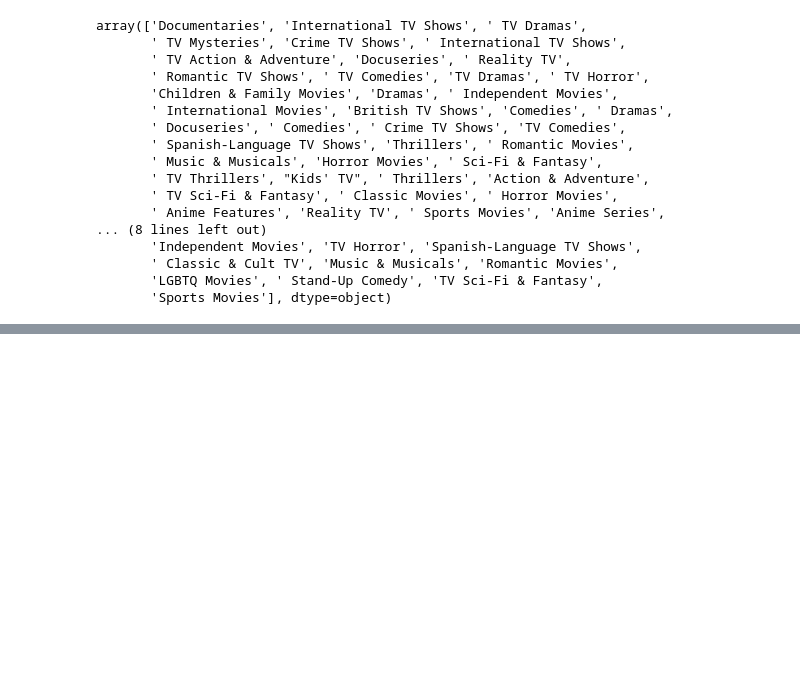
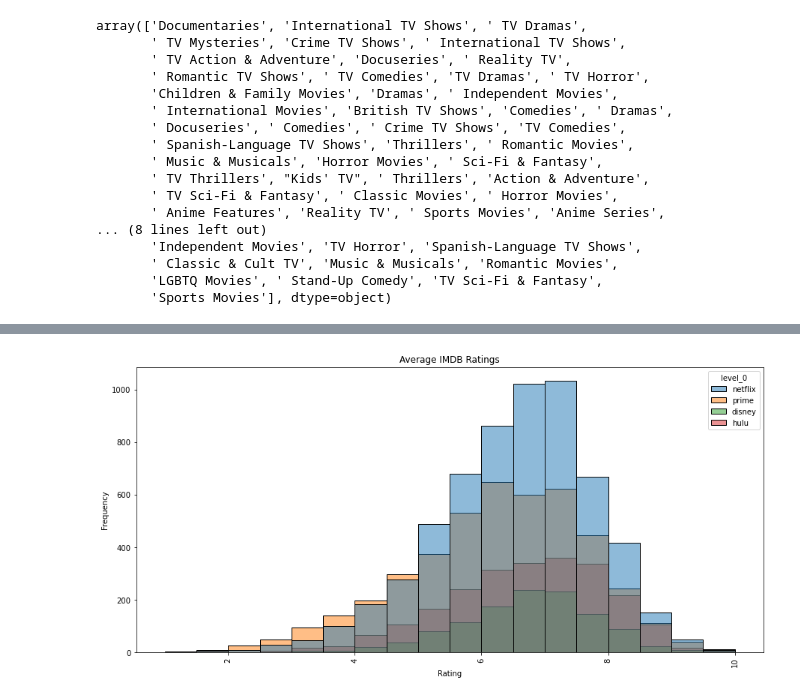
Before and after one commit to LobsterChampagne/datavis-project-2022-data-wizards, a Jupyter notebook: Explore.ipynb, the cells around one changed output, grey strips where cells are left out. Saved outputs shown, nothing was run; the diff lists cells and outputs as text; code cells hidden in the pictures; blank space fills up the shorter version.

```diff
--- a/Explore.ipynb
+++ b/Explore.ipynb
@@ -176,0 +250,3 @@ plt.show()
+# %%
+all_rated = pd.read_csv("Data/all_IMDB_rated.csv")
+all_rated.head(50)
@@ -176,0 +272,12 @@ plt.show()
+# %%
+ratings = all_rated[["level_0","averageRating"]]
+
+plt.figure(figsize=(15, 7))
+sns.histplot(data=ratings,binwidth=0.5,x="averageRating",hue="level_0",)
+plt.title('Average IMDB Ratings')
+plt.xlabel('Rating')
+plt.ylabel('Frequency')
+plt.xticks(rotation=90)
+plt.show()
+# %% [output]
+[figure, added]
```
Also changed, not shown: parts of 17 cells of this notebook, 3 other files.
